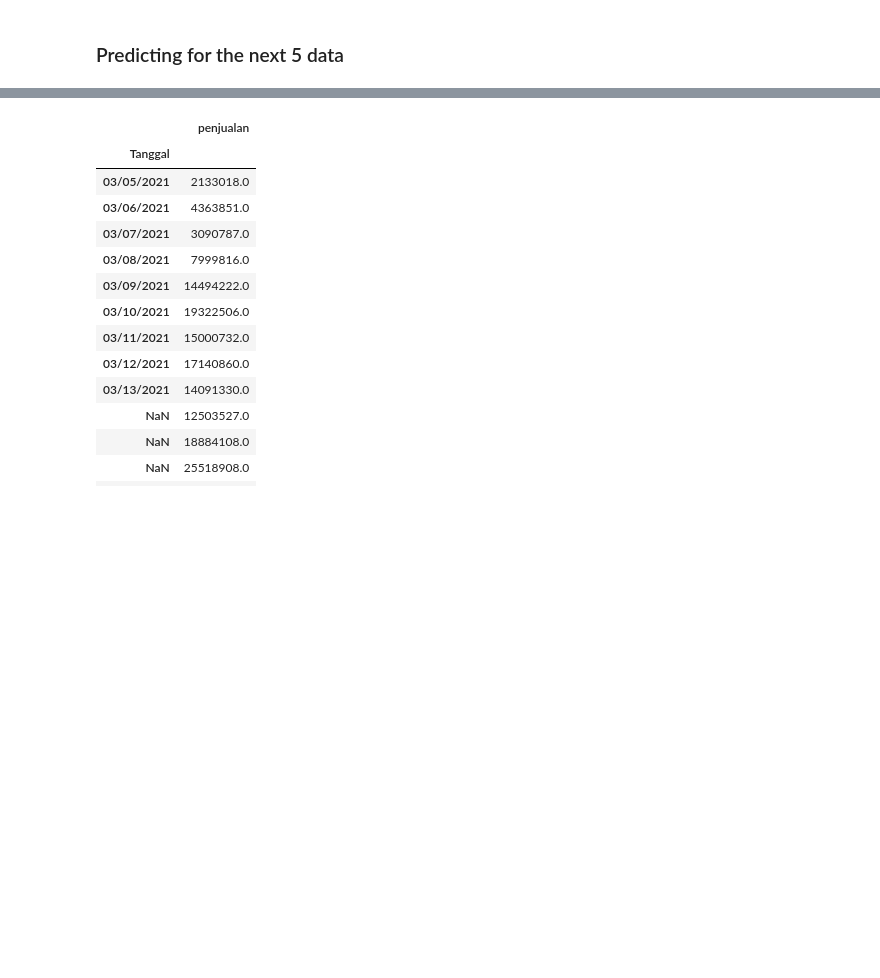
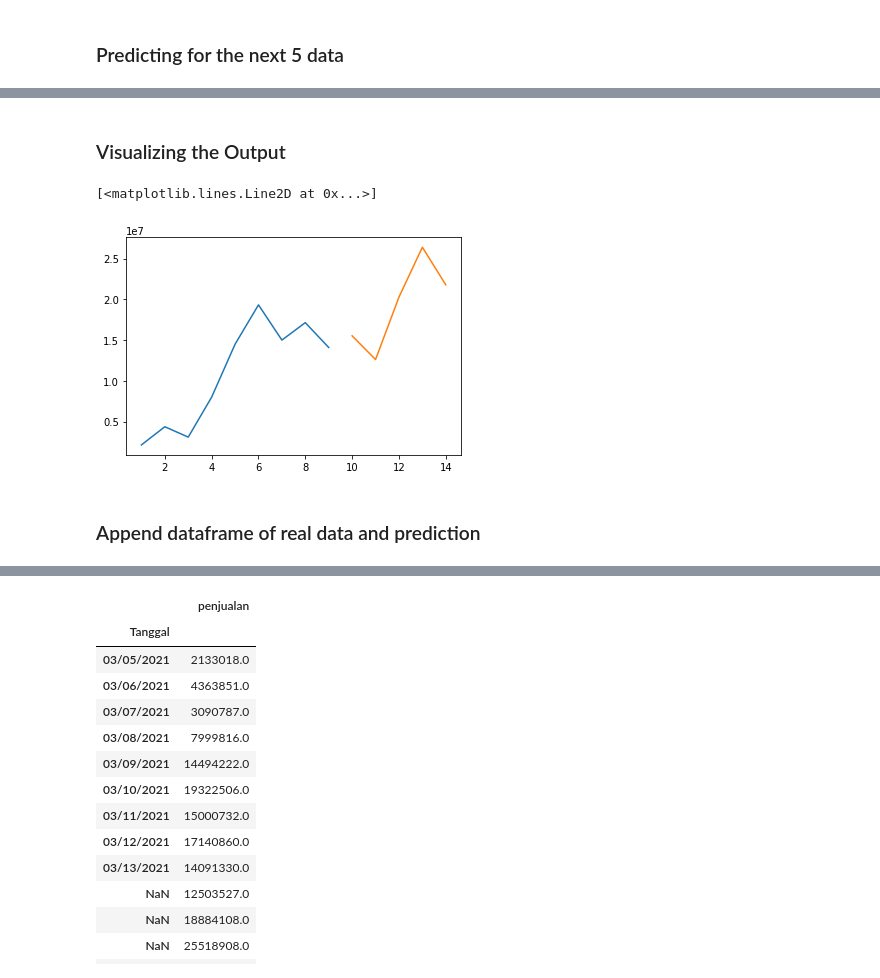
Before and after one commit to sitizzz/LSTM, a Jupyter notebook: Shopeebis_LSTM.ipynb, the cells around one changed output, grey strips where cells are left out. Drawn from its saved outputs; the diff is of its cells as text; code cells hidden in the pictures; blank space fills up the shorter version.

```diff
--- a/Shopeebis_LSTM.ipynb
+++ b/Shopeebis_LSTM.ipynb
@@ -188,3 +152,18 @@ output
+# %% [markdown]
+### Visualizing the Output
+# %%
+import matplotlib.pyplot as plt
+
+day_new = np.arange(1,10)
+day_pred = np.arange(10,15)
+# %%
+plt.plot(day_new, timeseries_data)
+plt.plot(day_pred, lst_output)
+# %% [output]
+[<matplotlib.lines.Line2D at 0x...>]
+[figure, added]
+# %% [markdown]
+### Append dataframe of real data and prediction
 # %%
 # dataf = pd.read_csv(r'C:\Users\shiro\Downloads\Shopee_Jovee_OmzetPenjualan_perday-shopeebis_omzetperday.csv')
 result = dataf.append(output)
```
Also changed, not shown: parts of 7 cells of this notebook.
